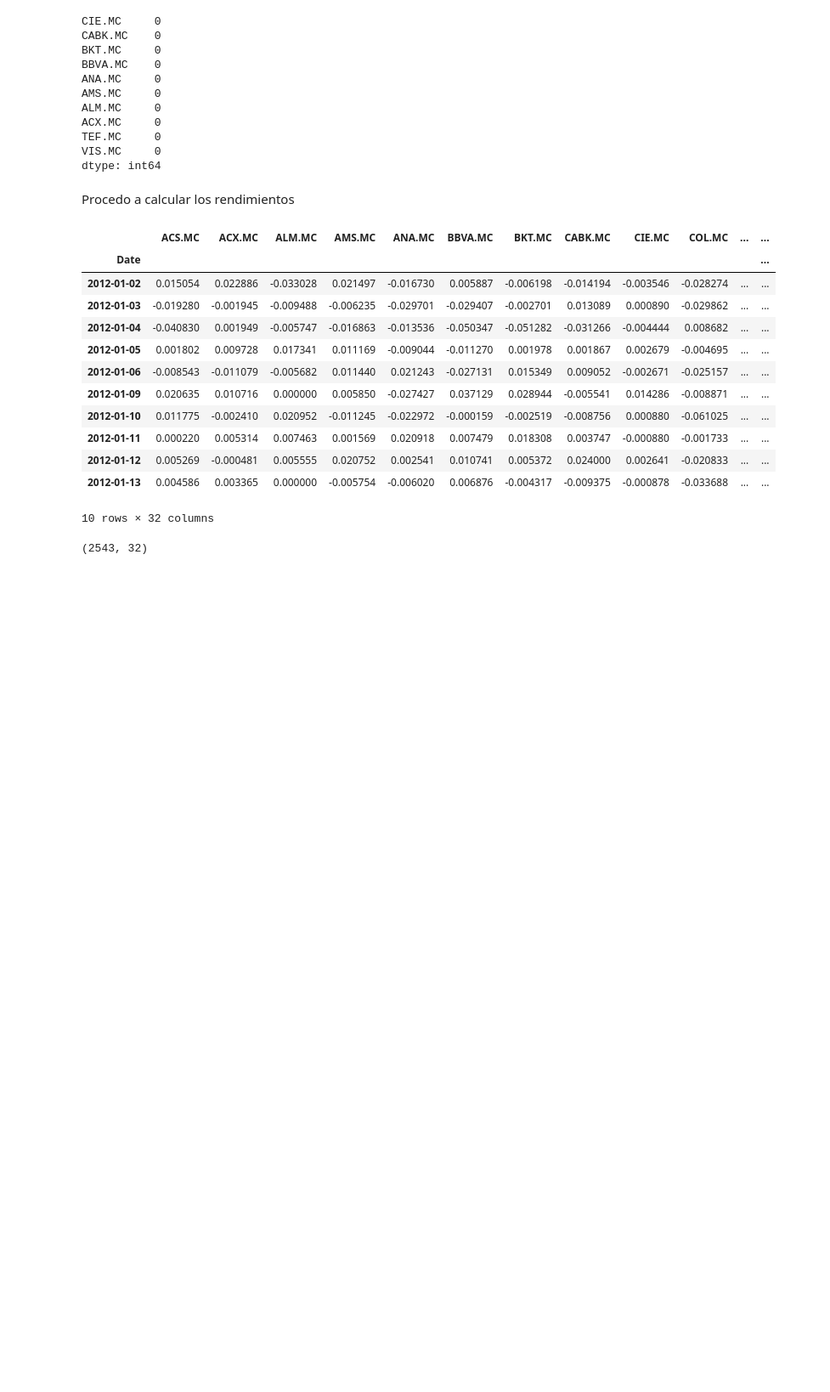
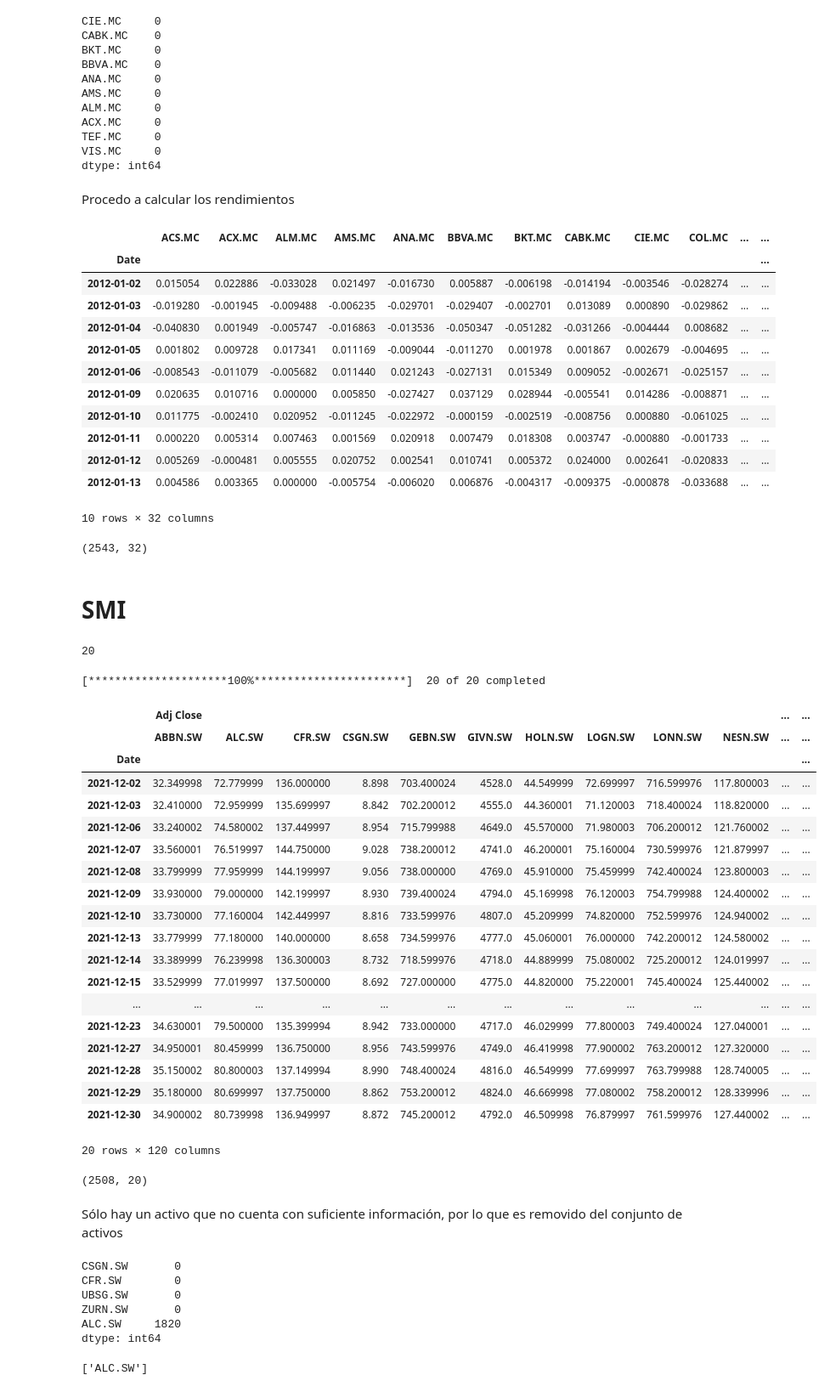
Before and after one commit to jduarte00/tesis, a Jupyter notebook: DataSets.ipynb, the cells around one changed output. Shown at 85% size. Saved outputs shown, nothing was run; the diff lists cells and outputs as text; code cells hidden in the pictures; blank space fills up the shorter version.

```diff
--- a/DataSets.ipynb
+++ b/DataSets.ipynb
@@ -95,7 +88,7 @@ Para ver la composición del índice en otros tiempos consultar las versiones en
 # %% [markdown]
 A continuación se hace el web scraping de los componentes del S&P 500 a finales del 2021 en la versión de archivo de Wikipedia y mediante Beautifull Soup se obtienen los tickers correspondientes.
 # %%
-resp = requests.get('https://en.wikipedia.org/w/index.php?title=List_of_S%26P_500_companies&oldid=1062834329')
+resp = requests.get('https://en.wikipedia.org/wiki/List_of_S%26P_500_companies')
 soup = bs.BeautifulSoup(resp.text, 'lxml')
 table = soup.find('table', {'class': 'wikitable sortable'})
 # %%
@@ -892,3 +903,68 @@ ibex_35_returns.shape
 (2543, 32)
 # %%
 ibex_35_returns.to_csv('data/ibex_35_returns.csv', index = True)
+# %% [markdown]
+# SMI
+# %%
+resp = requests.get('https://en.wikipedia.org/wiki/Swiss_Market_Index')
+soup = bs.BeautifulSoup(resp.text, 'lxml')
+table = soup.find(True, {'class':['wikitable', 'sortable']})
+# %%
+tickers_smi = []
+for row in table.findAll('tr')[1:]:
+    ticker = row.findAll('td')[3].text
+    ticker = ticker.strip()
+    ticker = ticker + ".SW"
+    tickers_smi.append(ticker)
+# %%
+len(tickers_smi)
+# %% [output]
+20
+# %%
+smi_20_original = yf.download(tickers_smi, "2012-01-01", "2021-12-31")
+# %% [output]
+[*********************100%***********************]  20 of 20 completed
+# %%
+smi_20_original_close = smi_20_original['Close']
+smi_20_original.tail(20)
+# %% [output]
+|  | Adj Close |  |  |  |  |  |  |  |  |  | ... | ... |
+|  | ABBN.SW | ALC.SW | CFR.SW | CSGN.SW | GEBN.SW | GIVN.SW | HOLN.SW | LOGN.SW | LONN.SW | NESN.SW | ... | ... |
+| Date |  |  |  |  |  |  |  |  |  |  |  | ... |
+| 2021-12-02 | 32.349998 | 72.779999 | 136.000000 | 8.898 | 703.400024 | 4528.0 | 44.549999 | 72.699997 | 716.599976 | 117.800003 | ... | ... |
+| 2021-12-03 | 32.410000 | 72.959999 | 135.699997 | 8.842 | 702.200012 | 4555.0 | 44.360001 | 71.120003 | 718.400024 | 118.820000 | ... | ... |
+| 2021-12-06 | 33.240002 | 74.580002 | 137.449997 | 8.954 | 715.799988 | 4649.0 | 45.570000 | 71.980003 | 706.200012 | 121.760002 | ... | ... |
+| 2021-12-07 | 33.560001 | 76.519997 | 144.750000 | 9.028 | 738.200012 | 4741.0 | 46.200001 | 75.160004 | 730.599976 | 121.879997 | ... | ... |
+| 2021-12-08 | 33.799999 | 77.959999 | 144.199997 | 9.056 | 738.000000 | 4769.0 | 45.910000 | 75.459999 | 742.400024 | 123.800003 | ... | ... |
+| 2021-12-09 | 33.930000 | 79.000000 | 142.199997 | 8.930 | 739.400024 | 4794.0 | 45.169998 | 76.120003 | 754.799988 | 124.400002 | ... | ... |
+| 2021-12-10 | 33.730000 | 77.160004 | 142.449997 | 8.816 | 733.599976 | 4807.0 | 45.209999 | 74.820000 | 752.599976 | 124.940002 | ... | ... |
+| 2021-12-13 | 33.779999 | 77.180000 | 140.000000 | 8.658 | 734.599976 | 4777.0 | 45.060001 | 76.000000 | 742.200012 | 124.580002 | ... | ... |
+| 2021-12-14 | 33.389999 | 76.239998 | 136.300003 | 8.732 | 718.599976 | 4718.0 | 44.889999 | 75.080002 | 725.200012 | 124.019997 | ... | ... |
+| 2021-12-15 | 33.529999 | 77.019997 | 137.500000 | 8.692 | 727.000000 | 4775.0 | 44.820000 | 75.220001 | 745.400024 | 125.440002 | ... | ... |
+| ... | ... | ... | ... | ... | ... | ... | ... | ... | ... | ... | ... | ... |
+| 2021-12-23 | 34.630001 | 79.500000 | 135.399994 | 8.942 | 733.000000 | 4717.0 | 46.029999 | 77.800003 | 749.400024 | 127.040001 | ... | ... |
+| 2021-12-27 | 34.950001 | 80.459999 | 136.750000 | 8.956 | 743.599976 | 4749.0 | 46.419998 | 77.900002 | 763.200012 | 127.320000 | ... | ... |
+| 2021-12-28 | 35.150002 | 80.800003 | 137.149994 | 8.990 | 748.400024 | 4816.0 | 46.549999 | 77.699997 | 763.799988 | 128.740005 | ... | ... |
+| 2021-12-29 | 35.180000 | 80.699997 | 137.750000 | 8.862 | 753.200012 | 4824.0 | 46.669998 | 77.080002 | 758.200012 | 128.339996 | ... | ... |
+| 2021-12-30 | 34.900002 | 80.739998 | 136.949997 | 8.872 | 745.200012 | 4792.0 | 46.509998 | 76.879997 | 761.599976 | 127.440002 | ... | ... |
+20 rows × 120 columns
+# %%
+smi_20_original_close.shape
+# %% [output]
+(2508, 20)
+# %% [markdown]
+Sólo hay un activo que no cuenta con suficiente información, por lo que es removido del conjunto de activos
+# %%
+pd.isnull(smi_20_original_close).sum().sort_values().tail(5)
+# %% [output]
+CSGN.SW       0
+CFR.SW        0
+UBSG.SW       0
+ZURN.SW       0
+ALC.SW     1820
+dtype: int64
+# %%
+faltantes_smi = list(smi_20_original_close.isna().sum().sort_values().tail(1).index)
+faltantes_smi
+# %% [output]
+['ALC.SW']
```
Also changed, not shown: parts of 80 cells of this notebook, 6 other files.
